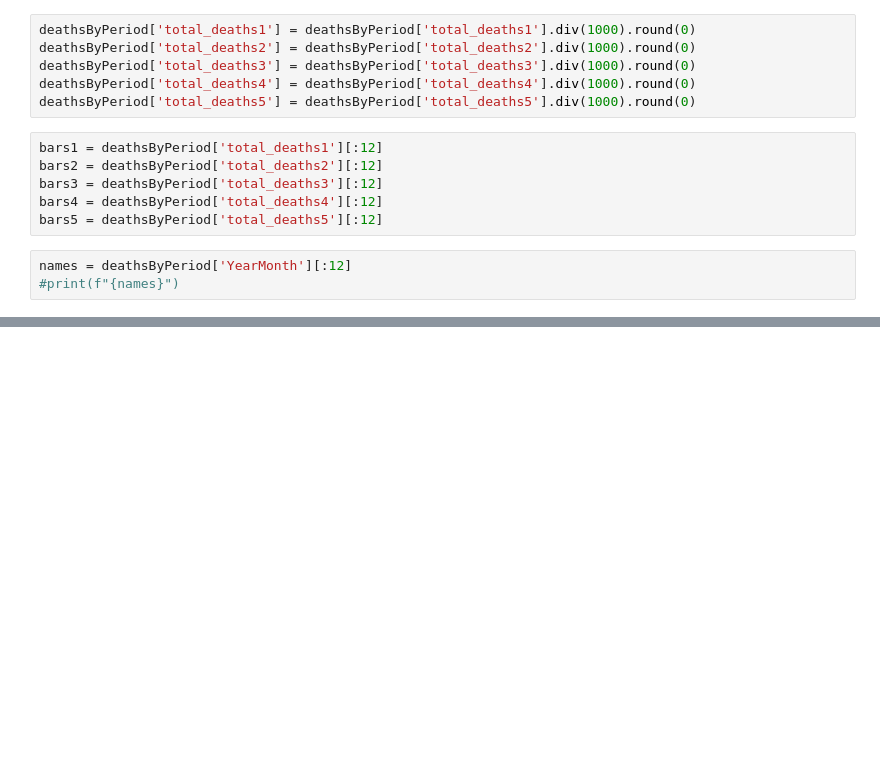
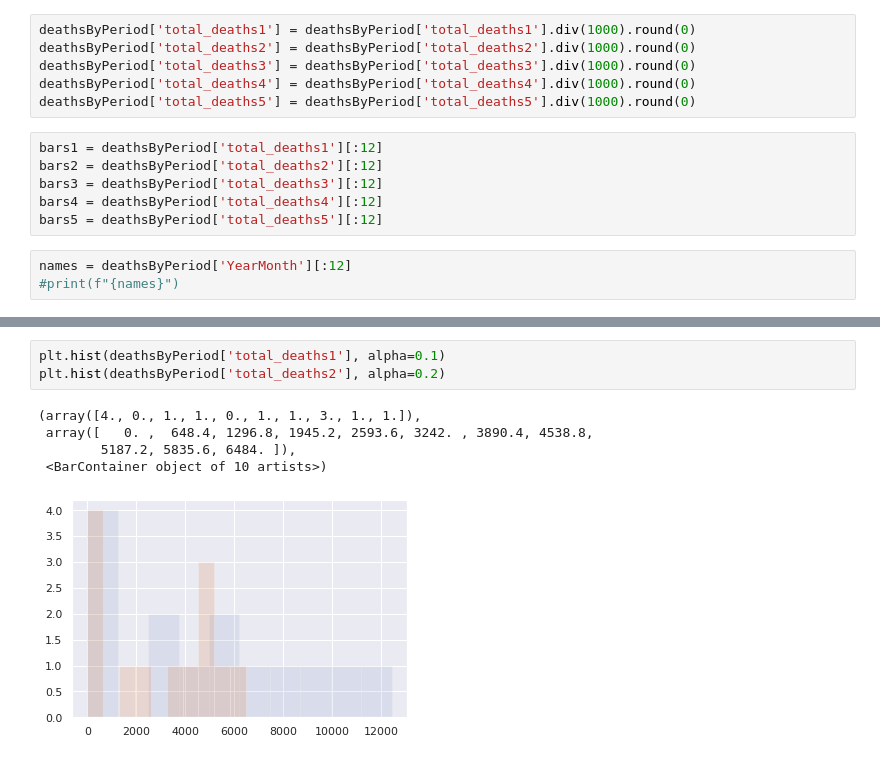
Before and after one commit to WhipSnake23/Python-Class-Project, a Jupyter notebook: Homework 5/Homework 5 Combined.ipynb, the cells around one changed output, grey strips where cells are left out. Cells and saved outputs as stored; diff of their text form; blank space fills up the shorter version.

```diff
--- a/Homework 5/Homework 5 Combined.ipynb
+++ b/Homework 5/Homework 5 Combined.ipynb
@@ -293,0 +416,9 @@ plt.show()
+# %%
+plt.hist(deathsByPeriod['total_deaths1'], alpha=0.1)
+plt.hist(deathsByPeriod['total_deaths2'], alpha=0.2)
+# %% [output]
+(array([4., 0., 1., 1., 0., 1., 1., 3., 1., 1.]),
+ array([   0. ,  648.4, 1296.8, 1945.2, 2593.6, 3242. , 3890.4, 4538.8,
+        5187.2, 5835.6, 6484. ]),
+ <BarContainer object of 10 artists>)
+[figure, added]
```
Also changed, not shown: parts of 23 cells of this notebook, 1 other file.
